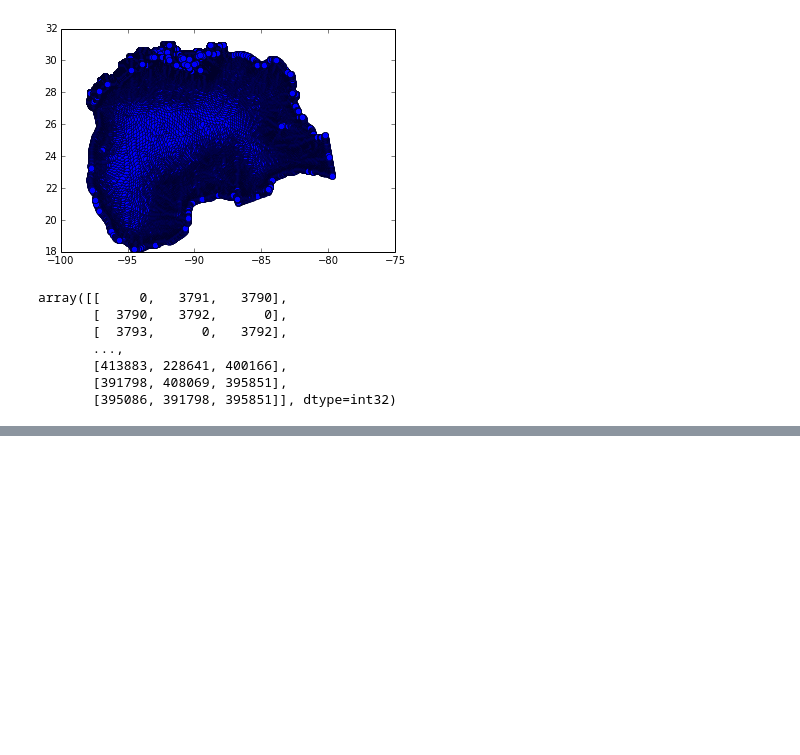
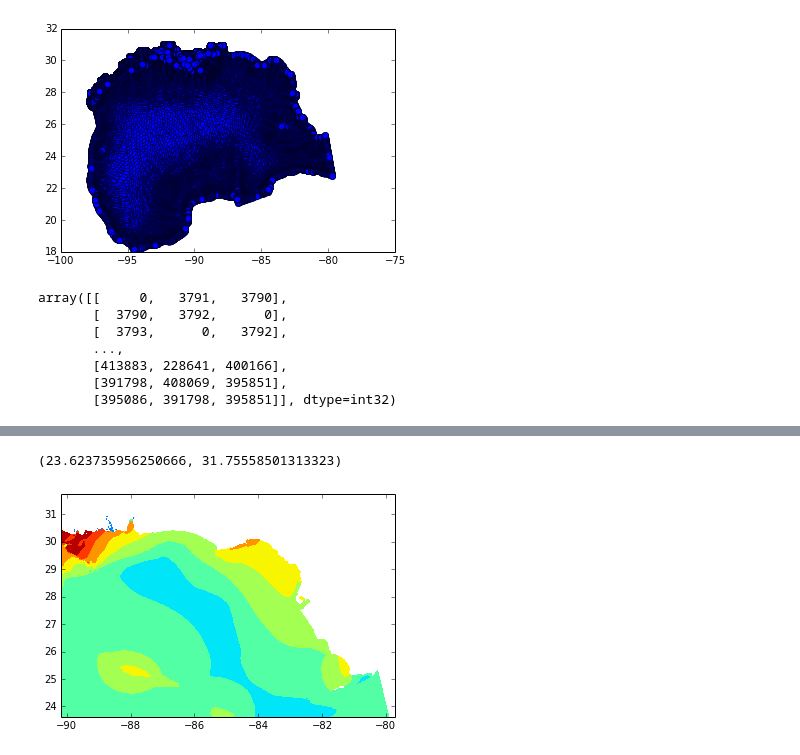
Before and after one commit to brandonmayer-zz/comt_testbed_notebooks, a Jupyter notebook: scratch_und_adcirc_ike_2d_final_run_without_waves.ipynb, the cells around one changed output, grey strips where cells are left out. Cells and saved outputs as stored; diff of their text form; code cells hidden in the pictures; blank space fills up the shorter version.

```diff
--- a/scratch_und_adcirc_ike_2d_final_run_without_waves.ipynb
+++ b/scratch_und_adcirc_ike_2d_final_run_without_waves.ipynb
@@ -113,0 +219,9 @@ array([[     0,   3791,   3790],
+# %%
+plt.tricontourf(sub_tri, zeta_max, levels =
+                np.arange(zeta_max_sub.min(), zeta_max_sub.max(), 0.25))
+ax = plt.gca()
+plt.xlim([lonmin,lonmax])
+plt.ylim([latmin,latmax])
+# %% [output]
+(23.623735956250666, 31.75558501313323)
+[figure, added]
```
Also changed, not shown: parts of 21 cells of this notebook, 4 other files.
